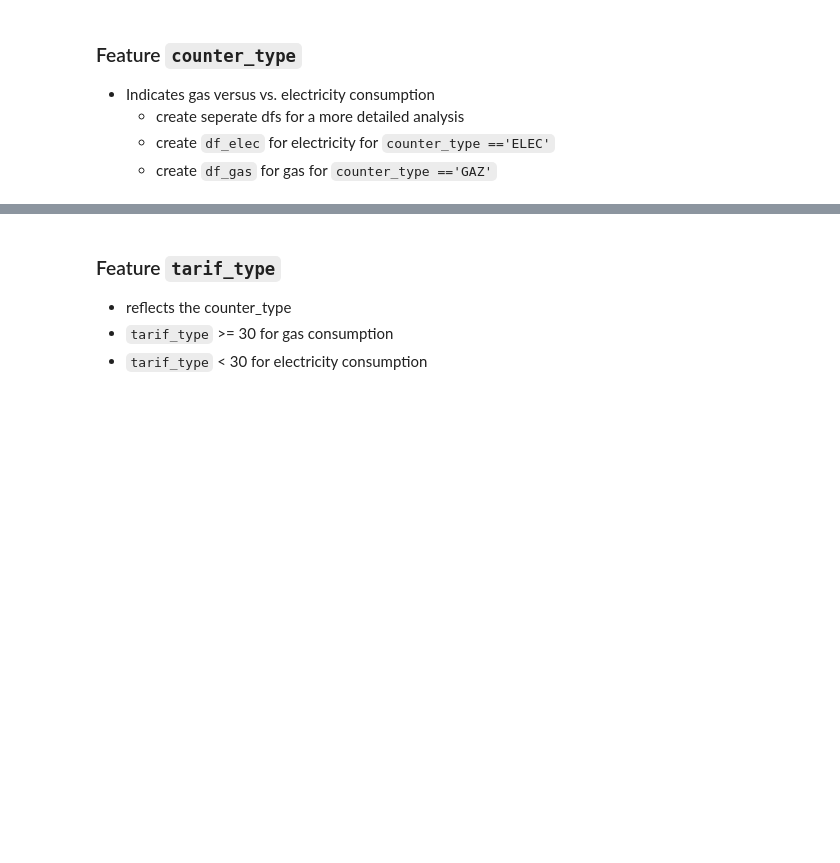
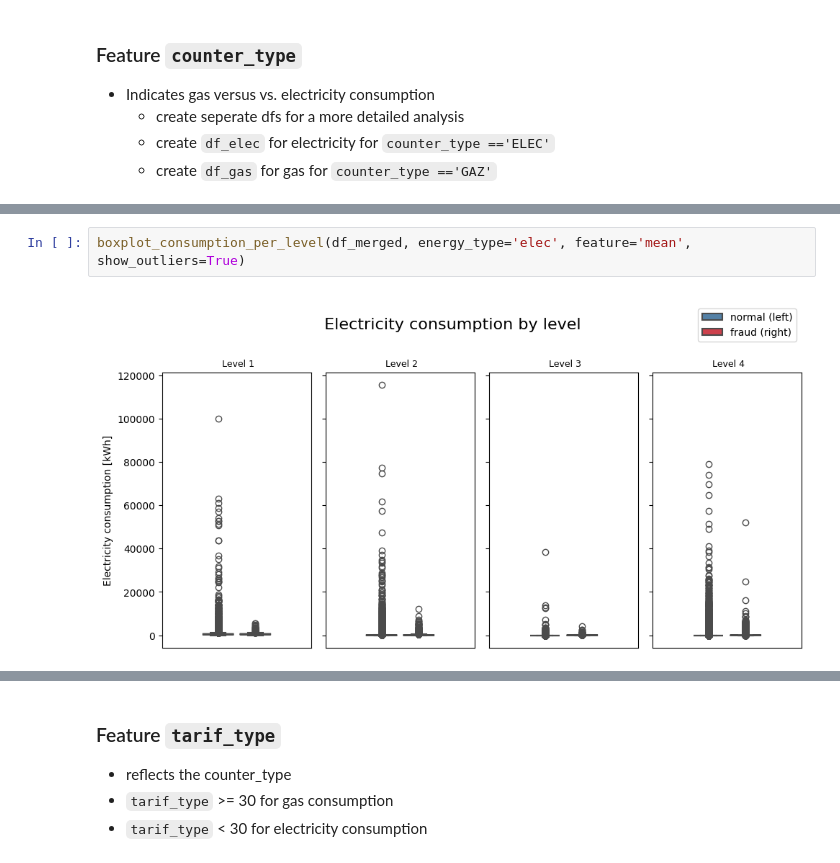
Before and after one commit to A-Lachs/ds_fraud_detection, a Jupyter notebook: EDA/EDA_notebook.ipynb, the cells around one changed output, grey strips where cells are left out. Drawn from its saved outputs; the diff is of its cells as text; blank space fills up the shorter version.

```diff
--- a/EDA/EDA_notebook.ipynb
+++ b/EDA/EDA_notebook.ipynb
@@ -658,0 +1052,4 @@ df_gas = df_invoice[df_invoice.counter_type == 'GAZ']
+# %%
+boxplot_consumption_per_level(df_merged, energy_type='elec', feature='mean', show_outliers=True)
+# %% [output]
+[figure, added]
```
Also changed, not shown: parts of 94 cells of this notebook, 1 other file.
